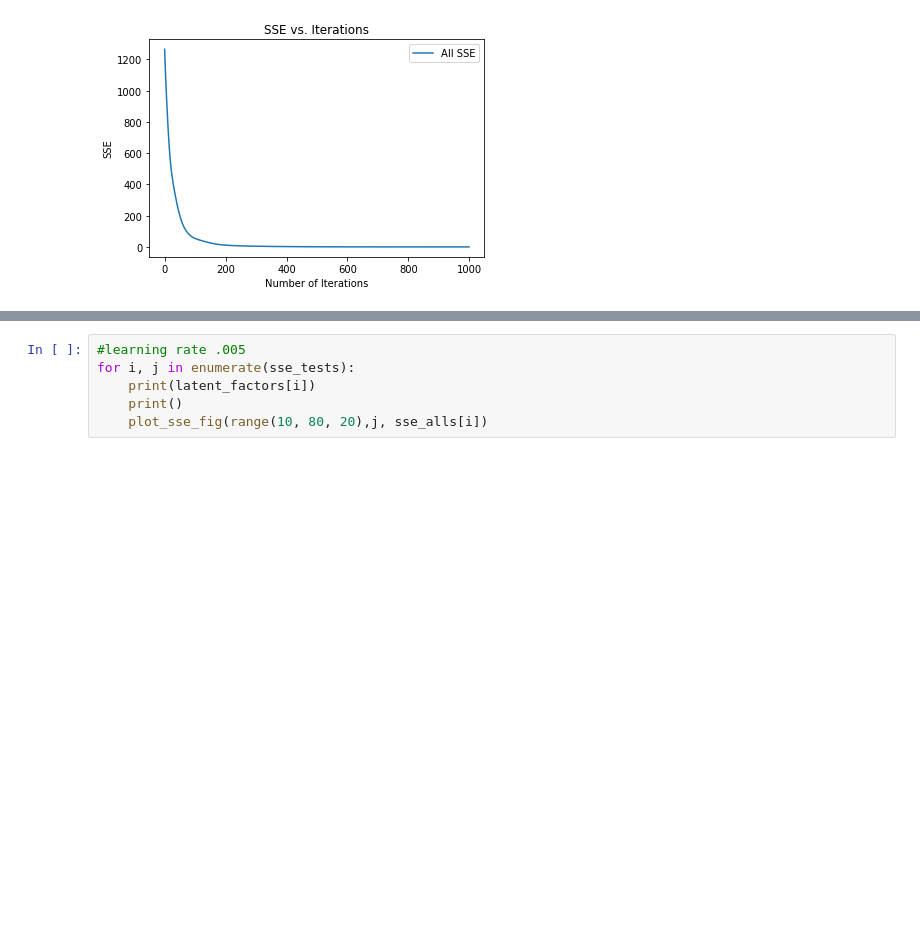
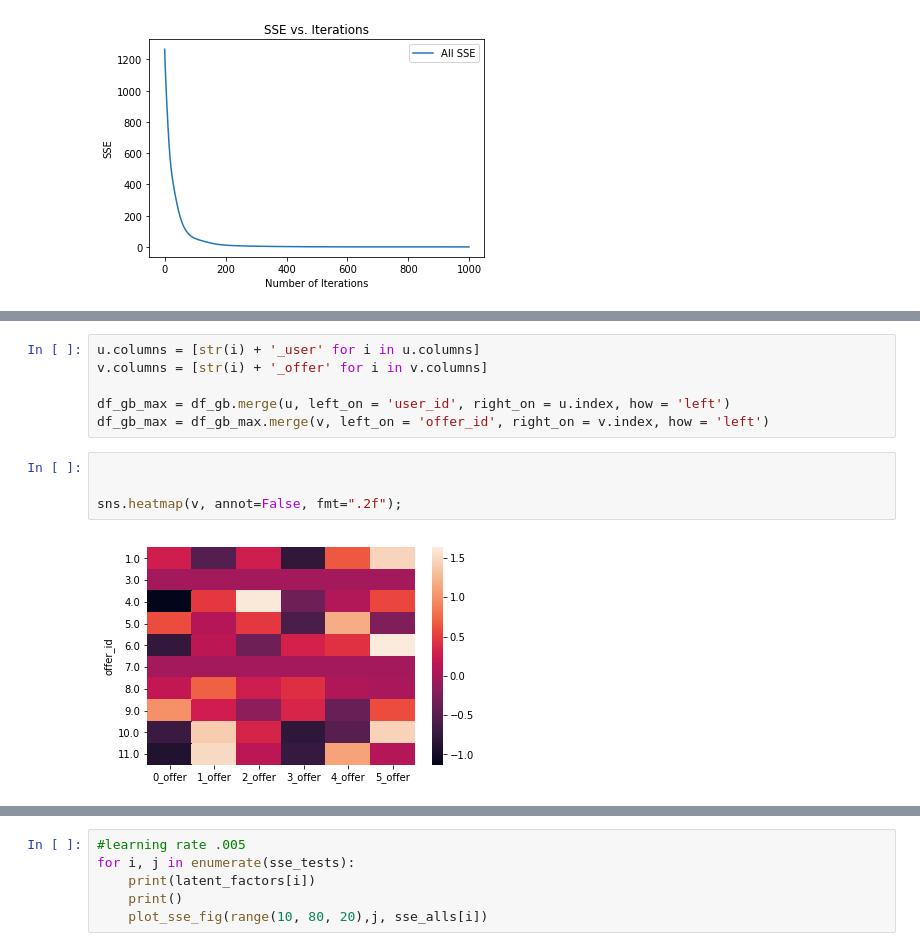
Before and after one commit to madkehl/Capstone, a Jupyter notebook: Starbucks Capstone .ipynb, the cells around one changed output, grey strips where cells are left out. Cells and saved outputs as stored; diff of their text form; blank space fills up the shorter version.

```diff
--- a/Starbucks Capstone .ipynb
+++ b/Starbucks Capstone .ipynb
@@ -983,0 +945,12 @@ df_gb.columns
+# %%
+u.columns = [str(i) + '_user' for i in u.columns]
+v.columns = [str(i) + '_offer' for i in v.columns]
+
+df_gb_max = df_gb.merge(u, left_on = 'user_id', right_on = u.index, how = 'left')
+df_gb_max = df_gb_max.merge(v, left_on = 'offer_id', right_on = v.index, how = 'left')
+# %%
+
+
+sns.heatmap(v, annot=False, fmt=".2f");
+# %% [output]
+[figure, added]
```
Also changed, not shown: parts of 21 cells of this notebook, 1 other file.
